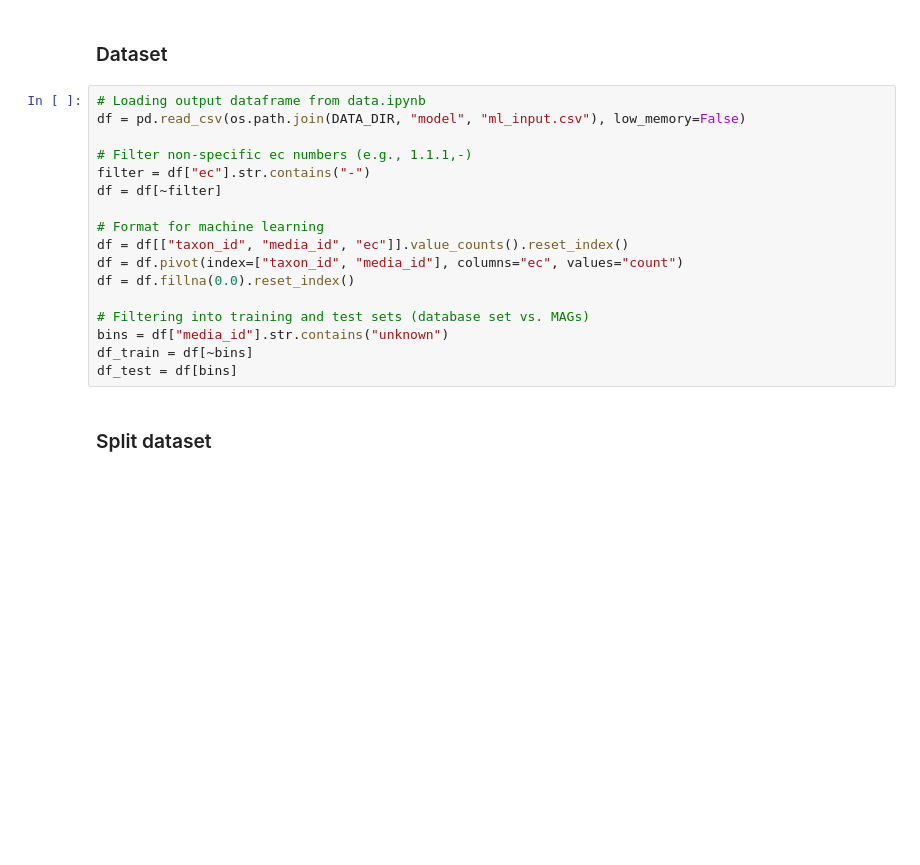
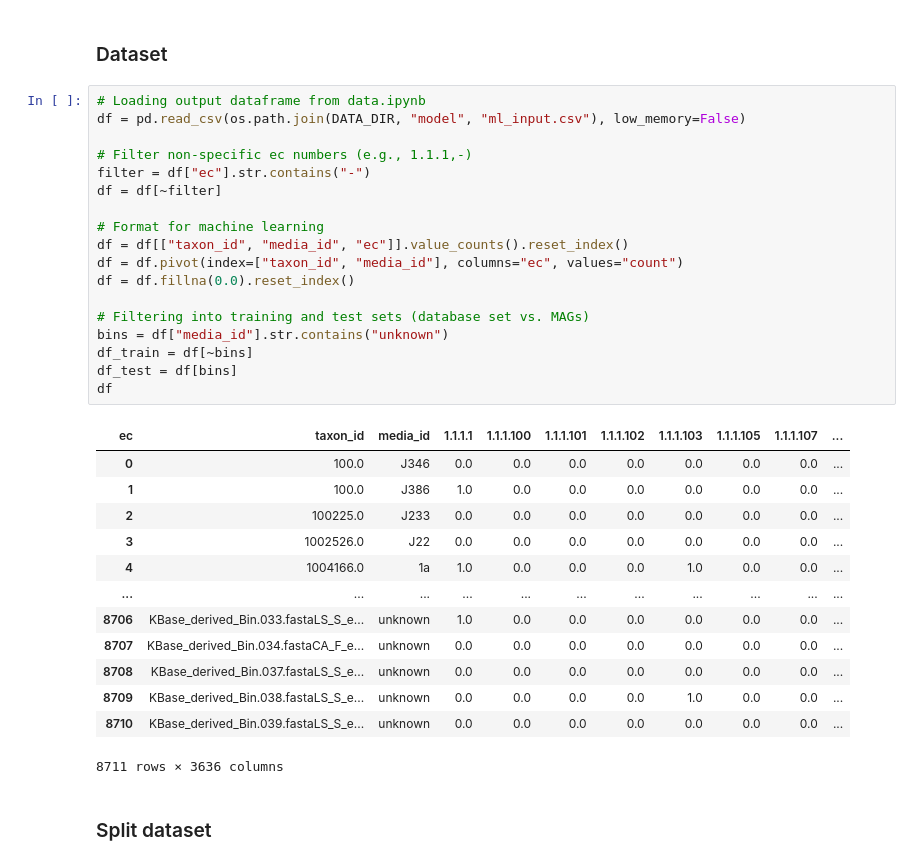
Before and after one commit to giovannellilab/media-prediction, a Jupyter notebook: notebooks/05-Model-Test.ipynb, the cells around one changed output. Saved outputs shown, nothing was run; the diff lists cells and outputs as text; blank space fills up the shorter version.

```diff
--- a/notebooks/05-Model-Test.ipynb
+++ b/notebooks/05-Model-Test.ipynb
@@ -32,20 +32,35 @@ import plotly.graph_objects as go
 # %%
 # Loading output dataframe from data.ipynb
 df = pd.read_csv(os.path.join(DATA_DIR, "model", "ml_input.csv"), low_memory=False)
 
 # Filter non-specific ec numbers (e.g., 1.1.1,-)
 filter = df["ec"].str.contains("-")
 df = df[~filter]
 
 # Format for machine learning
 df = df[["taxon_id", "media_id", "ec"]].value_counts().reset_index()
 df = df.pivot(index=["taxon_id", "media_id"], columns="ec", values="count")
 df = df.fillna(0.0).reset_index()
 
 # Filtering into training and test sets (database set vs. MAGs)
 bins = df["media_id"].str.contains("unknown")
 df_train = df[~bins]
 df_test = df[bins]
+df
+# %% [output]
+| ec | taxon_id | media_id | 1.1.1.1 | 1.1.1.100 | 1.1.1.101 | 1.1.1.102 | 1.1.1.103 | 1.1.1.105 | 1.1.1.107 | ... |
+| 0 | 100.0 | J346 | 0.0 | 0.0 | 0.0 | 0.0 | 0.0 | 0.0 | 0.0 | ... |
+| 1 | 100.0 | J386 | 1.0 | 0.0 | 0.0 | 0.0 | 0.0 | 0.0 | 0.0 | ... |
+| 2 | 100225.0 | J233 | 0.0 | 0.0 | 0.0 | 0.0 | 0.0 | 0.0 | 0.0 | ... |
+| 3 | 1002526.0 | J22 | 0.0 | 0.0 | 0.0 | 0.0 | 0.0 | 0.0 | 0.0 | ... |
+| 4 | 1004166.0 | 1a | 1.0 | 0.0 | 0.0 | 0.0 | 1.0 | 0.0 | 0.0 | ... |
+| ... | ... | ... | ... | ... | ... | ... | ... | ... | ... | ... |
+| 8706 | KBase_derived_Bin.033.fastaLS_S_e... | unknown | 1.0 | 0.0 | 0.0 | 0.0 | 0.0 | 0.0 | 0.0 | ... |
+| 8707 | KBase_derived_Bin.034.fastaCA_F_e... | unknown | 0.0 | 0.0 | 0.0 | 0.0 | 0.0 | 0.0 | 0.0 | ... |
+| 8708 | KBase_derived_Bin.037.fastaLS_S_e... | unknown | 0.0 | 0.0 | 0.0 | 0.0 | 0.0 | 0.0 | 0.0 | ... |
+| 8709 | KBase_derived_Bin.038.fastaLS_S_e... | unknown | 0.0 | 0.0 | 0.0 | 0.0 | 1.0 | 0.0 | 0.0 | ... |
+| 8710 | KBase_derived_Bin.039.fastaLS_S_e... | unknown | 0.0 | 0.0 | 0.0 | 0.0 | 0.0 | 0.0 | 0.0 | ... |
+8711 rows × 3636 columns
 # %% [markdown]
 ### Split dataset
 # %%
```
Also changed, not shown: parts of 3 cells of this notebook.
